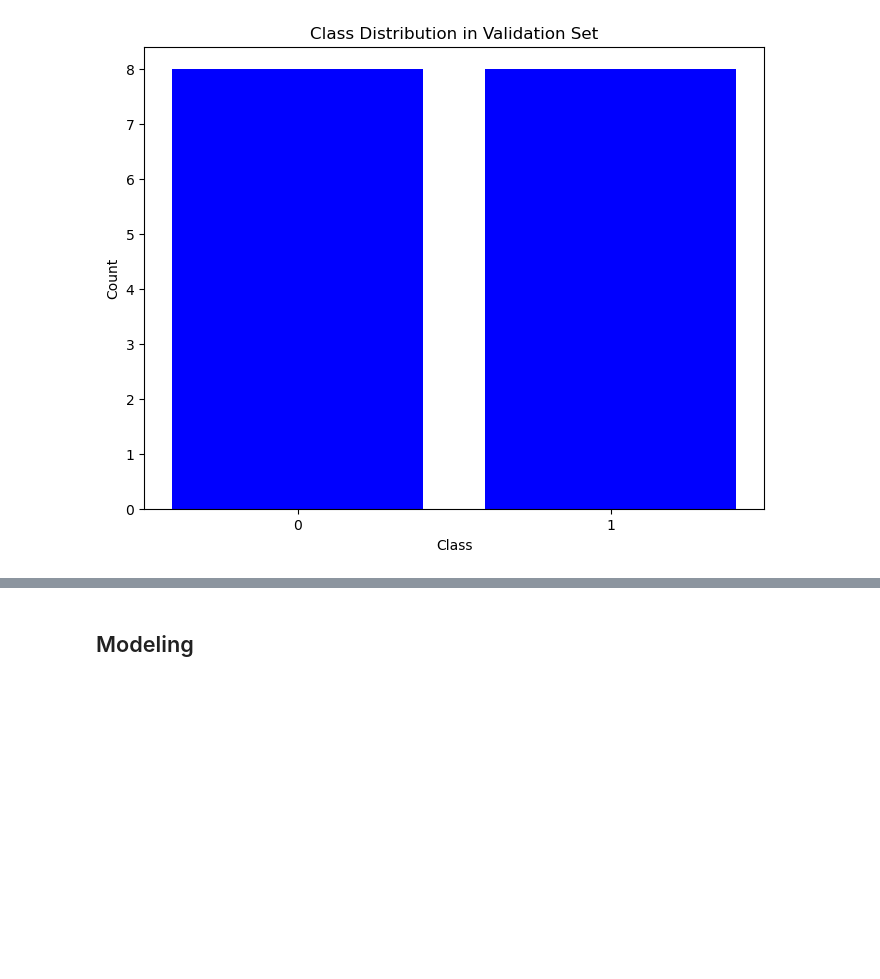
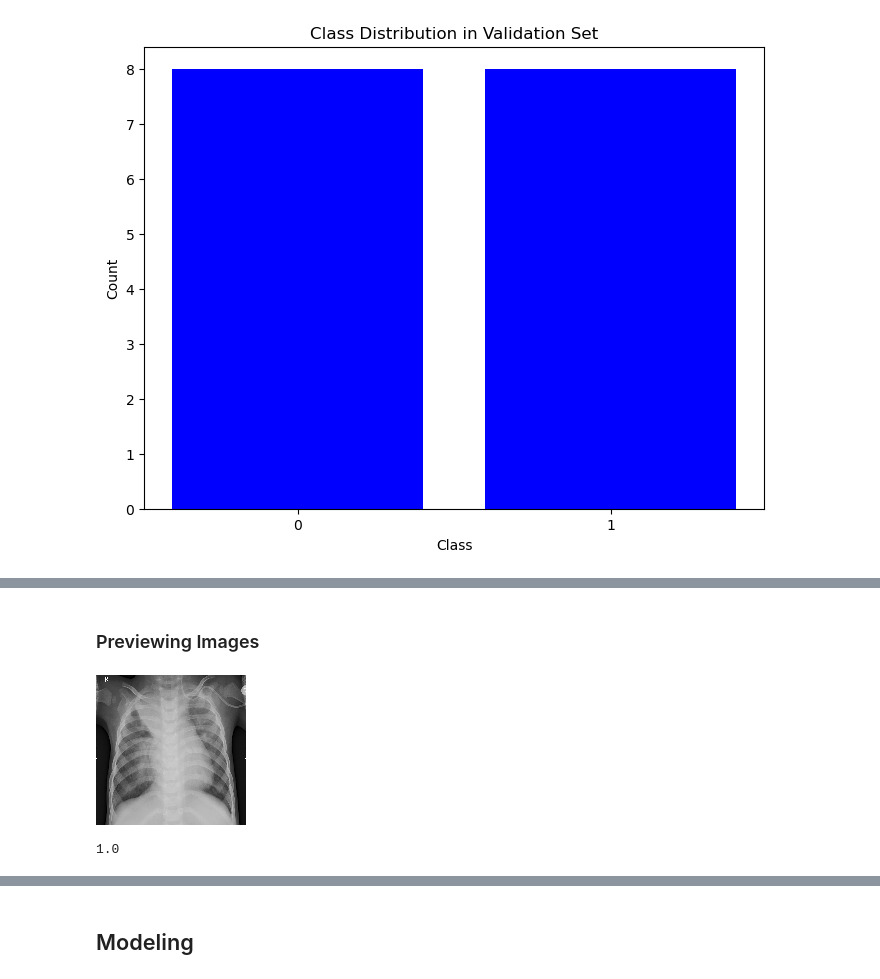
Before and after one commit to ldwilker10/pneumonia_classification, a Jupyter notebook: final_draft_notebook_model.ipynb, the cells around one changed output, grey strips where cells are left out. Drawn from its saved outputs; the diff is of its cells as text; code cells hidden in the pictures; blank space fills up the shorter version.

Commit message:
previewed images of draft notebook

```diff
--- a/final_draft_notebook_model.ipynb
+++ b/final_draft_notebook_model.ipynb
@@ -59,11 +61,18 @@ train_dir = 'chest_xray/train/'
 test_dir = 'chest_xray/test/'
 val_dir = 'chest_xray/val/'
 
-# Preprocess the images into tensors
+# Preprocessing the data
 # Rescale the data by 1/.255 and use binary_crossentropy loss
 
-# All images will be rescaled by 1./255
-train_datagen = ImageDataGenerator(rescale=1./255)
+# Data Augmentation will be performed only on the training set
+# All image sets will be rescaled by 1./255
+train_datagen = ImageDataGenerator(rescale=1./255,
+                                   rotation_range=20,
+                                   width_shift_range=0.2,
+                                   height_shift_range=0.2,
+                                   shear_range=0.2,
+                                   zoom_range=0.2,
+                                   horizontal_flip=True)
 val_datagen = ImageDataGenerator(rescale=1./255)
 test_datagen = ImageDataGenerator(rescale=1./255)
 
@@ -137,0 +156,12 @@ plot_class_distribution(val_class_counts_dict, 'Validation')
+# %% [markdown]
+### Previewing Images
+# %%
+# Viewing image from train group
+array_to_img(train_images[10])
+# %% [output]
+[figure, added]
+# %%
+# Example image with pneumonia
+print(train_labels[10])
+# %% [output]
+1.0
```
Also changed, not shown: parts of 8 cells of this notebook.
